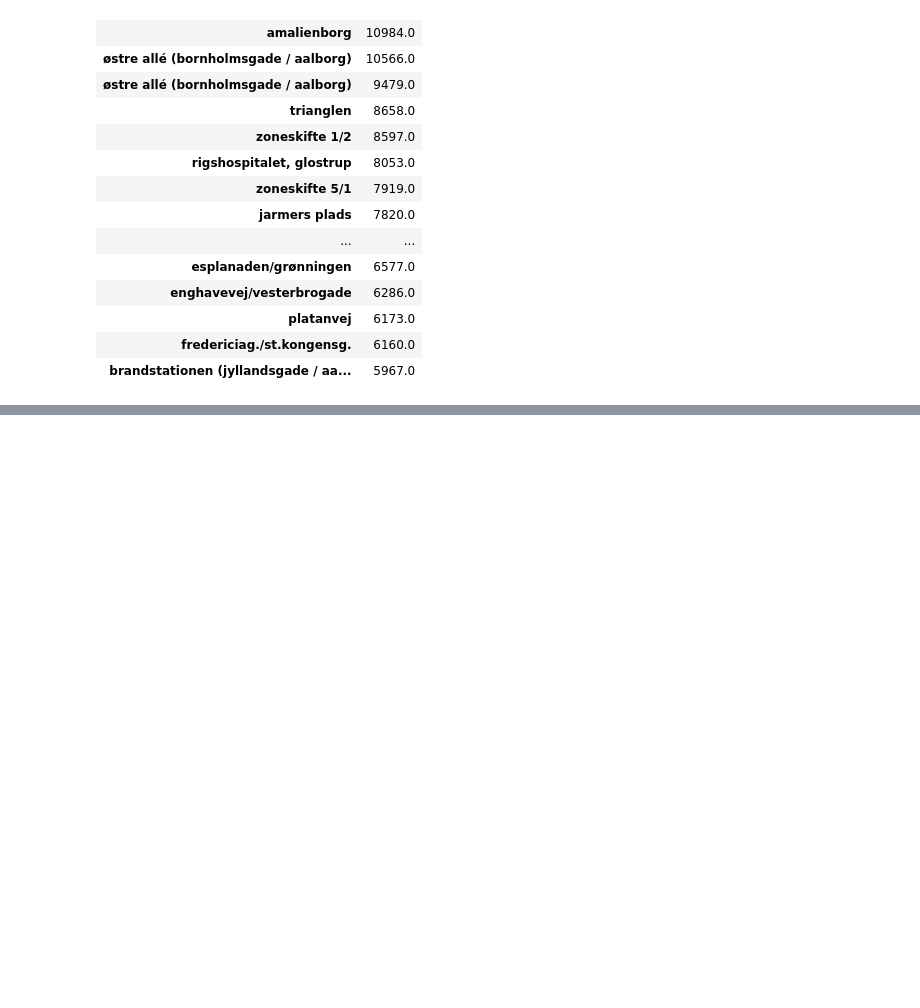
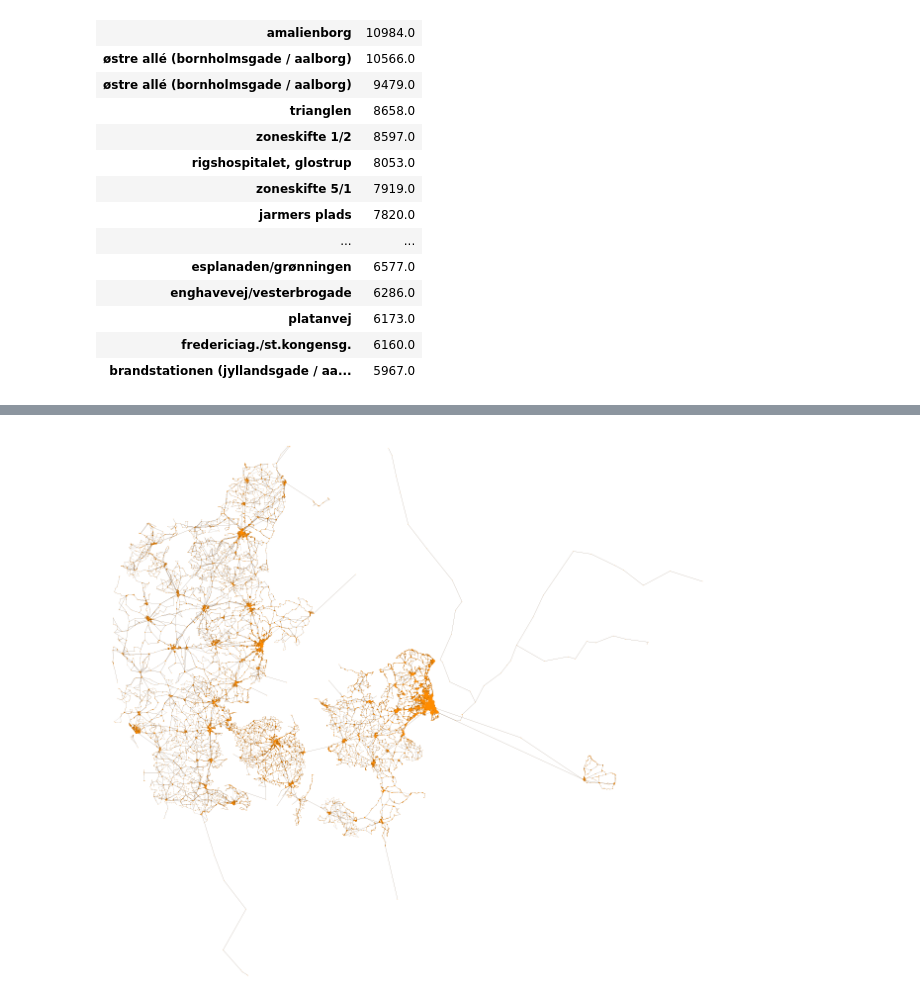
Before and after one commit to johanlaursen/imput, a Jupyter notebook: explore.ipynb, the cells around one changed output, grey strips where cells are left out. Drawn from its saved outputs; the diff is of its cells as text; code cells hidden in the pictures; blank space fills up the shorter version.

```diff
--- a/explore.ipynb
+++ b/explore.ipynb
@@ -286,0 +319,26 @@ Top 20 missing stations
+# %%
+# Get a list of node weights and give nodes without weight a 0
+node_weights = [int(data.get('weight', 0)) for _, data in G_walks.nodes(data=True)]
+node_weights = pd.Series(node_weights) #osmnx expects pandas Series
+
+# Normalize weights to a reasonable range for plotting, add a constant to show less travelled nodes
+normalized_weights = ((3000+node_weights)-node_weights.mean())/node_weights.std()
+
+fig, ax = ox.plot_graph(G_walks,
+               figsize = (16,16),
+                show=False,
+                close=False,
+                node_color='darkorange',
+                #node_edgecolor="white",
+                node_size=normalized_weights,
+                node_zorder=10,
+                edge_color='#522F0D',
+                edge_alpha=0.8,
+                edge_linewidth = 0.1,
+                bgcolor='None',
+                #bbox= bbox_,
+               #bgcolor='black'
+
+             );
+# %% [output]
+[figure, added]
```
Also changed, not shown: parts of 5 cells of this notebook.
